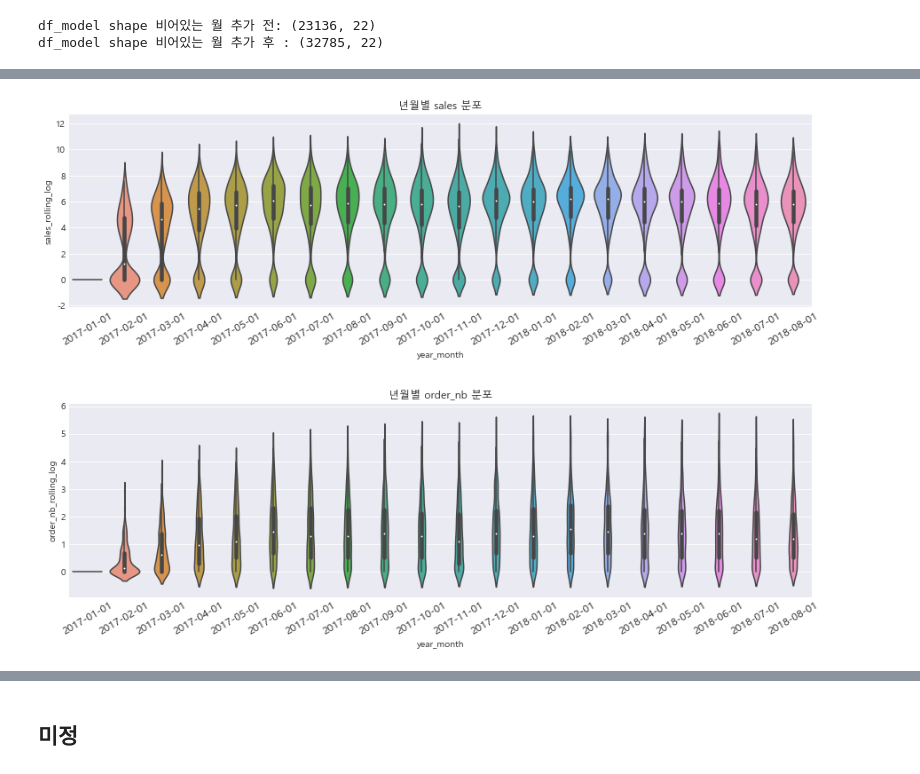
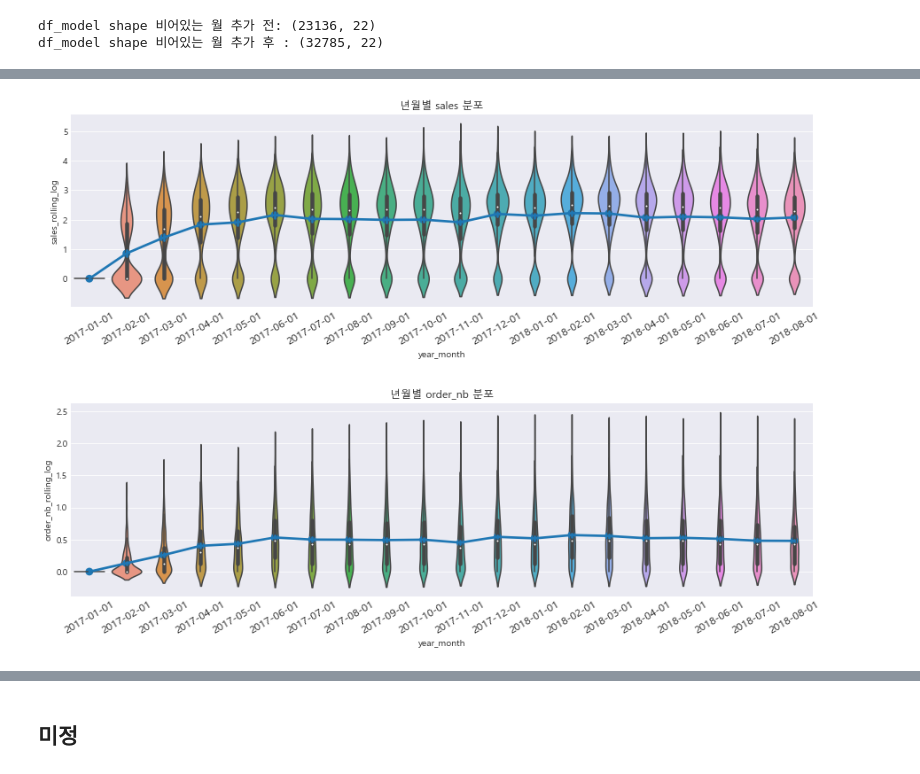
Before and after one commit to changyong93/project_Brazilian-E-Commerce-Public-Dataset-by-Olist, a Jupyter notebook: 전처리~피쳐엔지니어링.ipynb, the cells around one changed output, grey strips where cells are left out. Saved outputs shown, nothing was run; the diff lists cells and outputs as text; code cells hidden in the pictures.

```diff
--- a/전처리~피쳐엔지니어링.ipynb
+++ b/전처리~피쳐엔지니어링.ipynb
@@ -1029,11 +1031,19 @@ df_model shape 비어있는 월 추가 후 : (32785, 22)
 # %%
 seller_rating = df_model_temp.groupby(["seller_id","year_month"]).agg({"sales" : 'sum',"order_nb" : "sum"}).reset_index()
 # %%
-# seller_rating.sales.expanding(3).sum()
-# seller_rating["payment_rolling"] = seller_rating.groupby(["seller_id","year_month"]).sales.rolling(window = 3,min_periods=3).sum().tolist()
+#직전 3개월 매출액 평균 및 매출건수 평균 컬럼 생성
 seller_rating["sales_rolling"] = (seller_rating.groupby(["seller_id"]).sales.transform(lambda x: x.rolling(window = 3,min_periods=1).sum())/3).round(2)
+seller_rating["order_nb_rolling"] = (seller_rating.groupby(["seller_id"]).order_nb.transform(lambda x: x.rolling(window = 3,min_periods=1).sum())/3).round(2)
+
+#index 위치 이동
 seller_rating["sales_rolling"] = seller_rating["sales_rolling"].shift(1)
-seller_rating["order_nb_rolling"] = (seller_rating.groupby(["seller_id"]).order_nb.transform(lambda x: x.rolling(window = 3,min_periods=1).sum())/3).round(2)
 seller_rating["order_nb_rolling"] = seller_rating["order_nb_rolling"].shift(1)
+
+#로그스케일링
+# seller_rating["sales_rolling_log"] = np.log1p(seller_rating.sales_rolling)
+# seller_rating["order_nb_rolling_log"] = np.log1p(seller_rating.order_nb_rolling)
+seller_rating["sales_rolling_log"] = np.log10(1+seller_rating.sales_rolling)
+seller_rating["order_nb_rolling_log"] = np.log10(1+seller_rating.order_nb_rolling)
+
+#불필요 컬럼 제거
 seller_rating = seller_rating.drop(columns = ["sales","order_nb"], axis = 1)
-seller_rating.shape
@@ -1042,2 +1050,4 @@ seller_rating.shape
 # %%
-df_model = df_model.merge(seller_rating, on=["seller_id","year_month"],how = "left")
+#df_model set과 merge
+df_model_temp2 = df_model_temp.merge(seller_rating, on = ["seller_id","year_month"], how = "left")
+df_model_temp2.shape
@@ -1079,0 +1056,3 @@ dtype: int64
+# %%
+df_model_temp2 = df_model_temp2.dropna().reset_index(drop=True)
+df_model_temp2.shape
@@ -1079,0 +1067,8 @@ dtype: int64
+# %%
+seller_rating = df_model_temp2.groupby(["seller_id","year_month"]).agg({"sales" : "sum"
+                                                                      ,"order_nb" : "sum"
+                                                                      ,"sales_rolling" : "mean"
+                                                                      ,"order_nb_rolling" : "mean"
+                                                                      ,"sales_rolling_log" : "mean"
+                                                                      ,"order_nb_rolling_log" : "mean"}).reset_index()
+seller_rating
@@ -1080,17 +1089,16 @@ dtype: int64
 # %%
-df_model_temp = df_model.copy()
-df_model_temp["sales_rolling_log"] = np.log1p(df_model_temp.sales_rolling)
-df_model_temp["order_nb_rolling_log"] = np.log1p(df_model_temp.order_nb_rolling)
 fig,ax = plt.subplots(2,1,figsize = (15,10))
-g = sns.violinplot(data = df_model_temp, x = "year_month", y = "sales_rolling_log", ax = ax[0])
+g = sns.violinplot(data = seller_rating.sort_values("year_month"), x = "year_month", y = "sales_rolling_log", ax = ax[0])
+g = sns.pointplot(data = seller_rating.sort_values("year_month"), x = "year_month", y = "sales_rolling_log", ax = ax[0])
 g.set_xticklabels(g.get_xticklabels(), rotation=30,fontsize = 12)
 g.set_title("년월별 sales 분포")
 
-g = sns.violinplot(data = df_model_temp, x = "year_month", y = "order_nb_rolling_log", ax = ax[1])
+g = sns.violinplot(data = seller_rating.sort_values("year_month"), x = "year_month", y = "order_nb_rolling_log", ax = ax[1])
+g = sns.pointplot(data = seller_rating.sort_values("year_month"), x = "year_month", y = "order_nb_rolling_log", ax = ax[1])
 g.set_xticklabels(g.get_xticklabels(), rotation=30,fontsize = 12)
 g.set_title("년월별 order_nb 분포")
 
 plt.subplots_adjust(hspace=0.5)
 plt.show()
 # %% [output]
-[figure, old version]
+[figure, new version]
```
Also changed, not shown: parts of 29 cells of this notebook.
